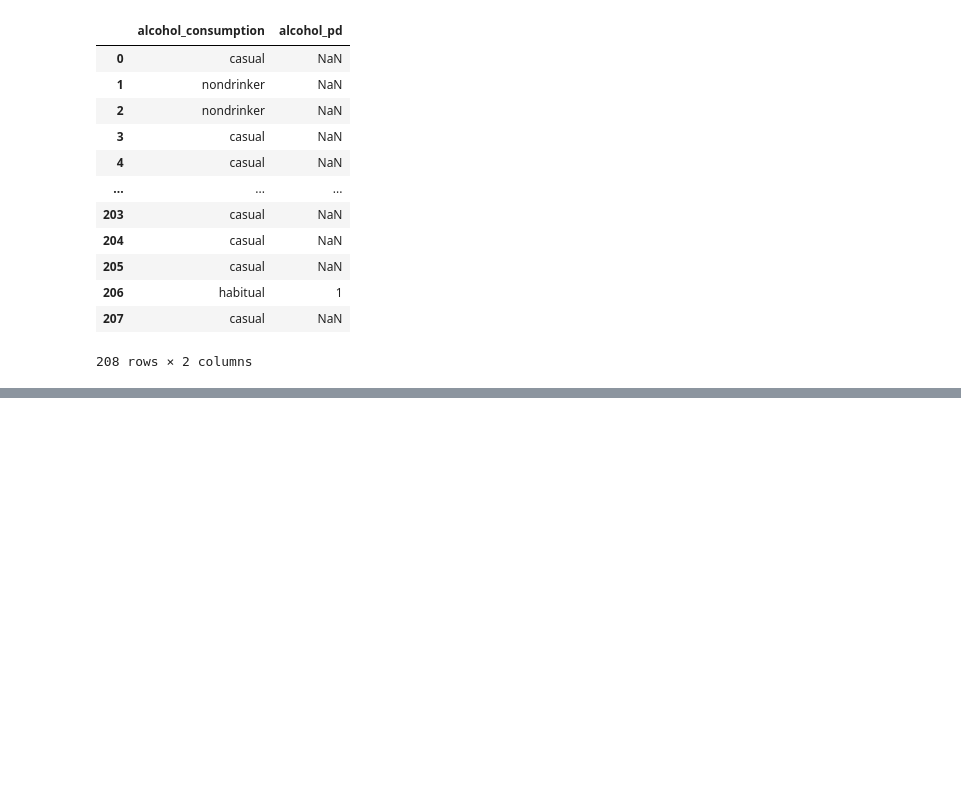
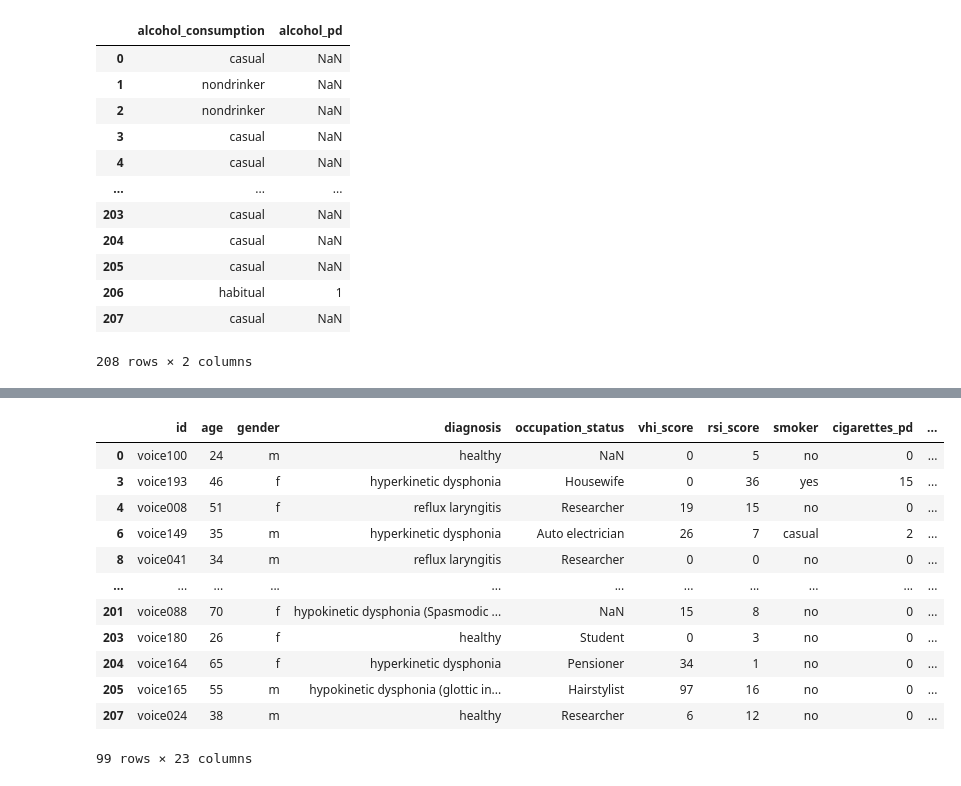
Before and after one commit to alyssahondrade/ml-perspectives-on-voice-disorder-diagnosis, a Jupyter notebook: 02_data_cleaning.ipynb, the cells around one changed output, grey strips where cells are left out. Drawn from its saved outputs; the diff is of its cells as text; code cells hidden in the pictures; blank space fills up the shorter version.

Commit message:
created function to clean alcohol_pd column

```diff
--- a/02_data_cleaning.ipynb
+++ b/02_data_cleaning.ipynb
@@ -510,0 +551,41 @@ clean_cat_df[['alcohol_consumption', 'alcohol_pd']]
+# %%
+# Create a function that will convert the values
+def convert_perday(value):
+    # Convert value to a string
+    value = str(value)
+
+    # Check if 'per week' is in the value
+    if ' per week' in value:
+        # Remove the ' per week' string and convert to int
+        converted = value.replace(" per week", "")
+
+        # Get the per day value
+        per_day = round(int(converted)/7, 1)
+
+        return per_day
+
+    # Check values with a comma
+    elif ',' in value:
+        # Replace with a full stop and convert to int
+        return value.replace(",", ".")
+
+    # Check values with a fraction
+    elif '/' in value:
+        # Split the value to separate values
+        sep_values = value.split("/")
+
+        # Convert each value to an integer
+        sep_values = [int(val) for val in sep_values]
+
+        # Calculate the mean value
+        return mean(sep_values)
+
+    # Catchall
+    else:
+        return value
+# %%
+# Apply the convert_perday formula to the alcohol_pd column
+clean_cat_df['alcohol_pd'] = clean_cat_df['alcohol_pd'].apply(convert_perday)
+
+# Check the value counts
+clean_cat_df['alcohol_pd'].value_counts()
@@ -510,0 +604,17 @@ clean_cat_df[['alcohol_consumption', 'alcohol_pd']]
+# %%
+# Check rows still with NaN
+clean_cat_df.loc[clean_cat_df['alcohol_pd'].isnull()]
+# %% [output]
+|  | id | age | gender | diagnosis | occupation_status | vhi_score | rsi_score | smoker | cigarettes_pd | ... |
+| 0 | voice100 | 24 | m | healthy | NaN | 0 | 5 | no | 0 | ... |
+| 3 | voice193 | 46 | f | hyperkinetic dysphonia | Housewife | 0 | 36 | yes | 15 | ... |
+| 4 | voice008 | 51 | f | reflux laryngitis | Researcher | 19 | 15 | no | 0 | ... |
+| 6 | voice149 | 35 | m | hyperkinetic dysphonia | Auto electrician | 26 | 7 | casual | 2 | ... |
+| 8 | voice041 | 34 | m | reflux laryngitis | Researcher | 0 | 0 | no | 0 | ... |
+| ... | ... | ... | ... | ... | ... | ... | ... | ... | ... | ... |
+| 201 | voice088 | 70 | f | hypokinetic dysphonia (Spasmodic ... | NaN | 15 | 8 | no | 0 | ... |
+| 203 | voice180 | 26 | f | healthy | Student | 0 | 3 | no | 0 | ... |
+| 204 | voice164 | 65 | f | hyperkinetic dysphonia | Pensioner | 34 | 1 | no | 0 | ... |
+| 205 | voice165 | 55 | m | hypokinetic dysphonia (glottic in... | Hairstylist | 97 | 16 | no | 0 | ... |
+| 207 | voice024 | 38 | m | healthy | Researcher | 6 | 12 | no | 0 | ... |
+99 rows × 23 columns
```
Also changed, not shown: parts of 9 cells of this notebook.
